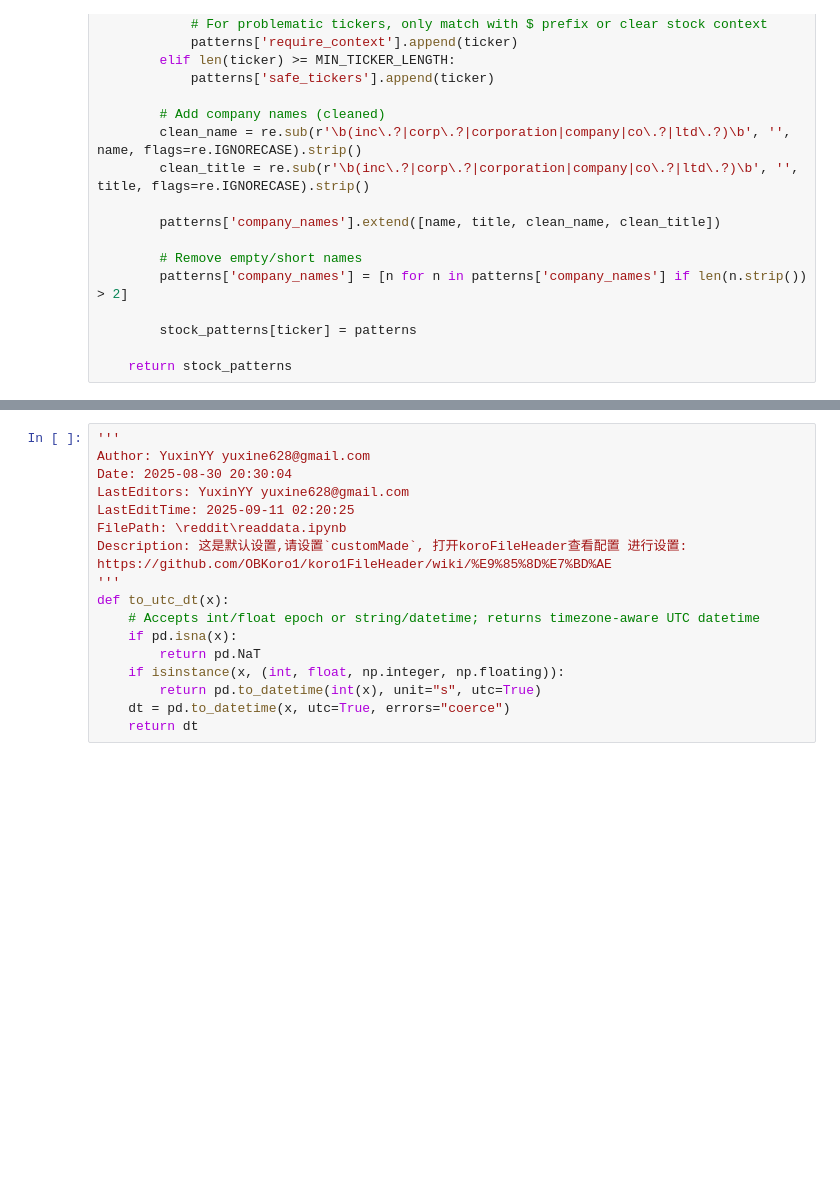
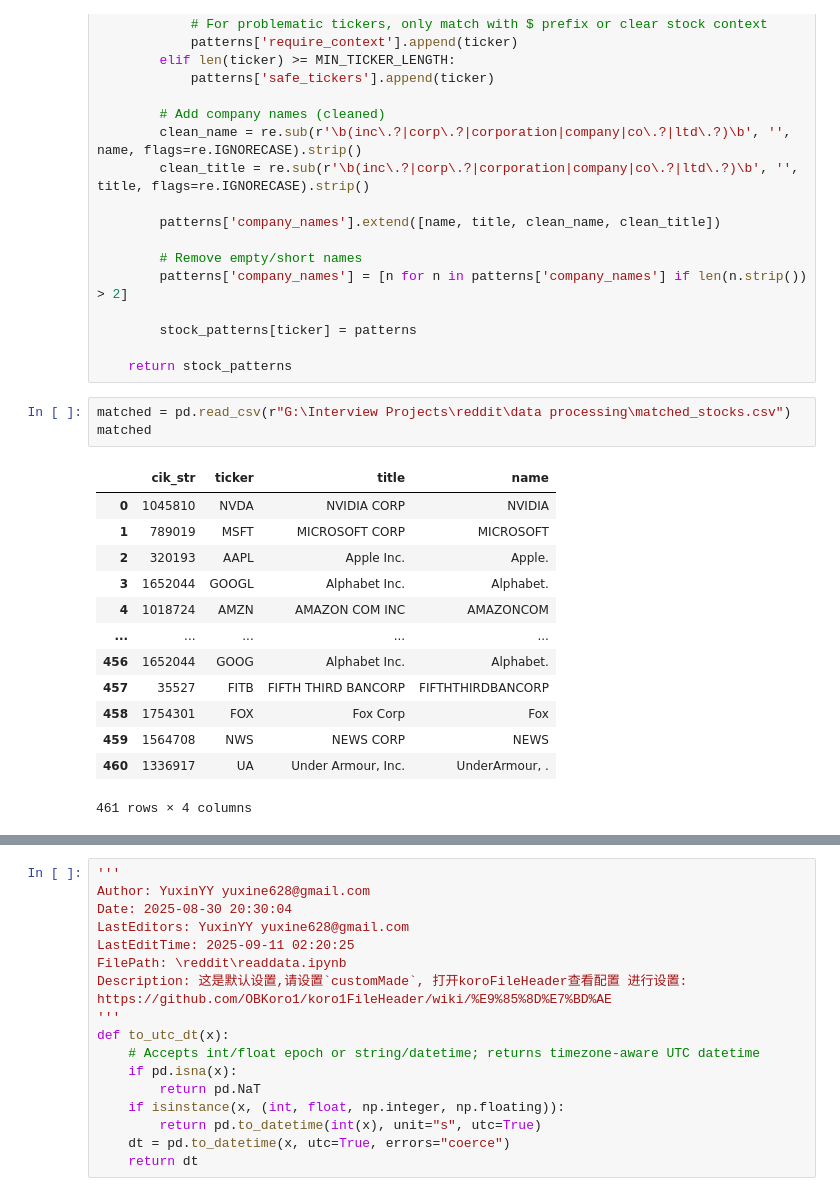
Before and after one commit to YuxinYY/Pre-earnings-Social-Media-Sentiment-Accuracy, a Jupyter notebook: data processing/readdata.ipynb, the cells around one changed output, grey strips where cells are left out. Drawn from its saved outputs; the diff is of its cells as text; blank space fills up the shorter version.

```diff
--- a/data processing/readdata.ipynb
+++ b/data processing/readdata.ipynb
@@ -600,3 +615,20 @@ def create_smart_stock_patterns(df_stocks):
         stock_patterns[ticker] = patterns
 
     return stock_patterns
+# %%
+matched = pd.read_csv(r"G:\Interview Projects\reddit\data processing\matched_stocks.csv")
+matched
+# %% [output]
+|  | cik_str | ticker | title | name |
+| 0 | 1045810 | NVDA | NVIDIA CORP | NVIDIA |
+| 1 | 789019 | MSFT | MICROSOFT CORP | MICROSOFT |
+| 2 | 320193 | AAPL | Apple Inc. | Apple. |
+| 3 | 1652044 | GOOGL | Alphabet Inc. | Alphabet. |
+| 4 | 1018724 | AMZN | AMAZON COM INC | AMAZONCOM |
+| ... | ... | ... | ... | ... |
+| 456 | 1652044 | GOOG | Alphabet Inc. | Alphabet. |
+| 457 | 35527 | FITB | FIFTH THIRD BANCORP | FIFTHTHIRDBANCORP |
+| 458 | 1754301 | FOX | Fox Corp | Fox |
+| 459 | 1564708 | NWS | NEWS CORP | NEWS |
+| 460 | 1336917 | UA | Under Armour, Inc. | UnderArmour, . |
+461 rows × 4 columns
```
Also changed, not shown: parts of 16 cells of this notebook.
